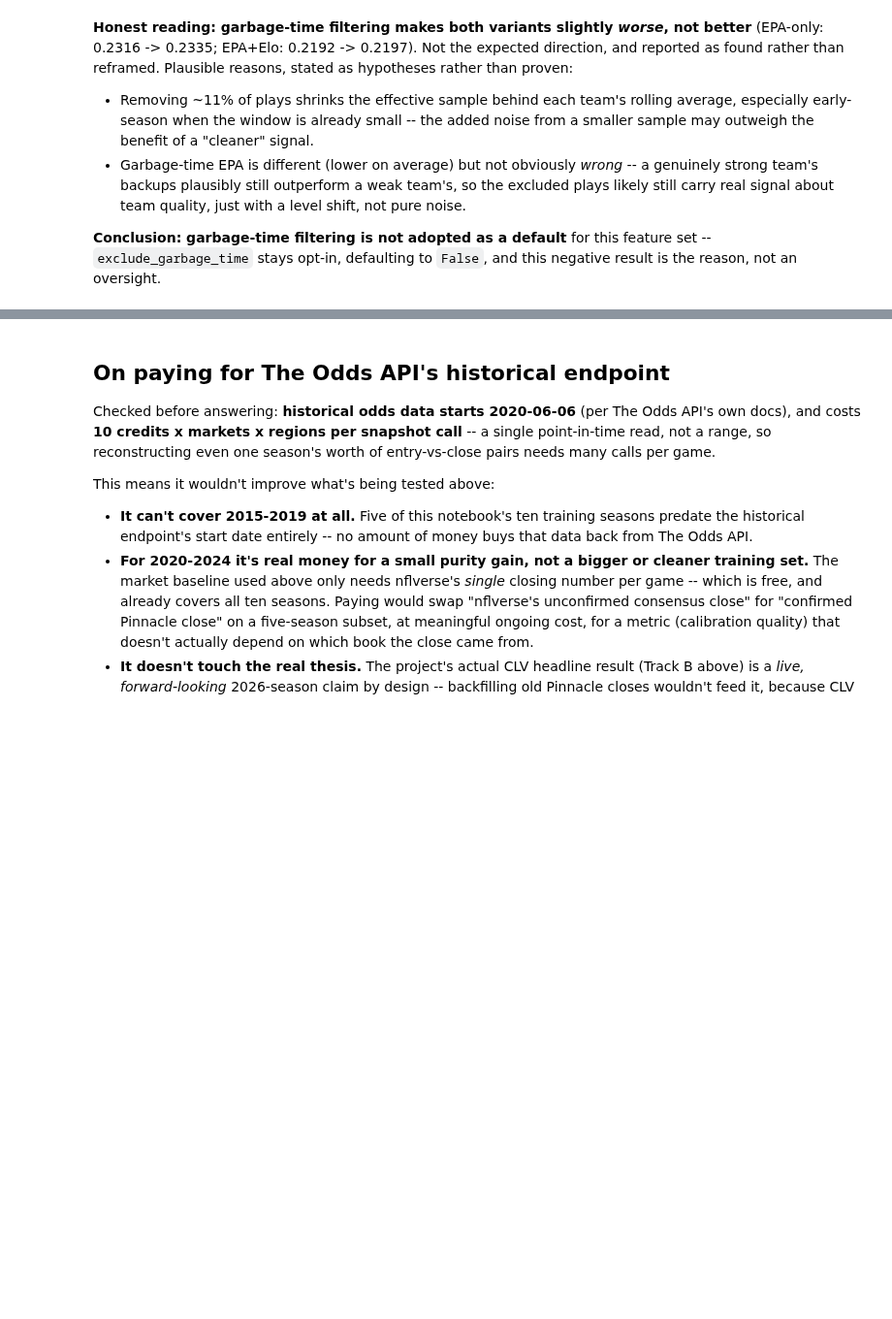
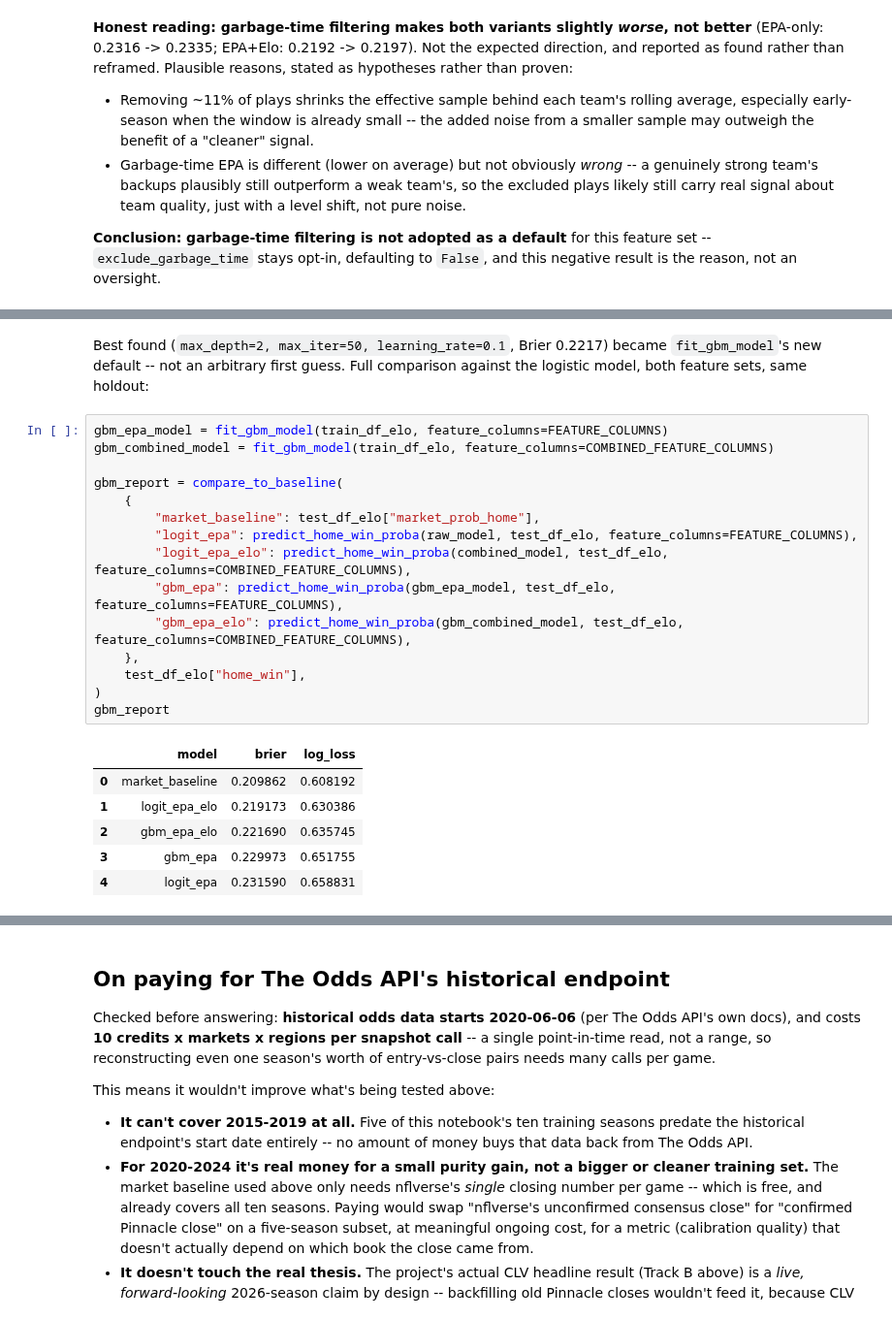
Before and after one commit to rahulr-1006/nfl_2026, a Jupyter notebook: notebooks/model_backtest_results.ipynb, the cells around one changed output, grey strips where cells are left out. Shown at 97% size. Drawn from its saved outputs; the diff is of its cells as text; blank space fills up the shorter version.

```diff
--- a/notebooks/model_backtest_results.ipynb
+++ b/notebooks/model_backtest_results.ipynb
@@ -313,0 +349,26 @@ this negative result is the reason, not an oversight.
+# %% [markdown]
+Best found (`max_depth=2, max_iter=50, learning_rate=0.1`, Brier 0.2217) became
+`fit_gbm_model`'s new default -- not an arbitrary first guess. Full comparison against
+the logistic model, both feature sets, same holdout:
+# %%
+gbm_epa_model = fit_gbm_model(train_df_elo, feature_columns=FEATURE_COLUMNS)
+gbm_combined_model = fit_gbm_model(train_df_elo, feature_columns=COMBINED_FEATURE_COLUMNS)
+
+gbm_report = compare_to_baseline(
+    {
+        "market_baseline": test_df_elo["market_prob_home"],
+        "logit_epa": predict_home_win_proba(raw_model, test_df_elo, feature_columns=FEATURE_COLUMNS),
+        "logit_epa_elo": predict_home_win_proba(combined_model, test_df_elo, feature_columns=COMBINED_FEATURE_COLUMNS),
+        "gbm_epa": predict_home_win_proba(gbm_epa_model, test_df_elo, feature_columns=FEATURE_COLUMNS),
+        "gbm_epa_elo": predict_home_win_proba(gbm_combined_model, test_df_elo, feature_columns=COMBINED_FEATURE_COLUMNS),
+    },
+    test_df_elo["home_win"],
+)
+gbm_report
+# %% [output]
+|  | model | brier | log_loss |
+| 0 | market_baseline | 0.209862 | 0.608192 |
+| 1 | logit_epa_elo | 0.219173 | 0.630386 |
+| 2 | gbm_epa_elo | 0.221690 | 0.635745 |
+| 3 | gbm_epa | 0.229973 | 0.651755 |
+| 4 | logit_epa | 0.231590 | 0.658831 |
```
Also changed, not shown: parts of 3 cells of this notebook, 4 other files.
